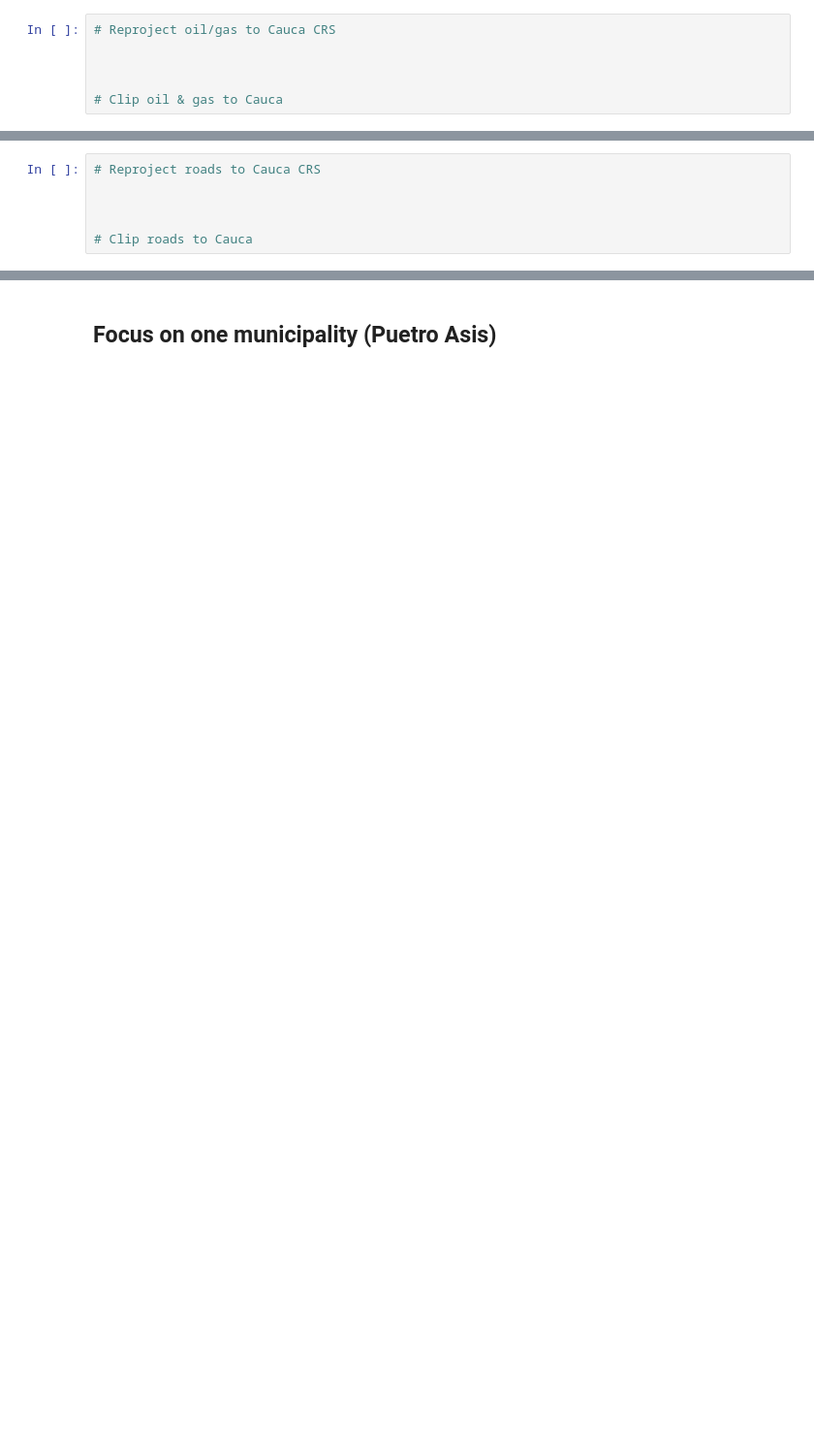
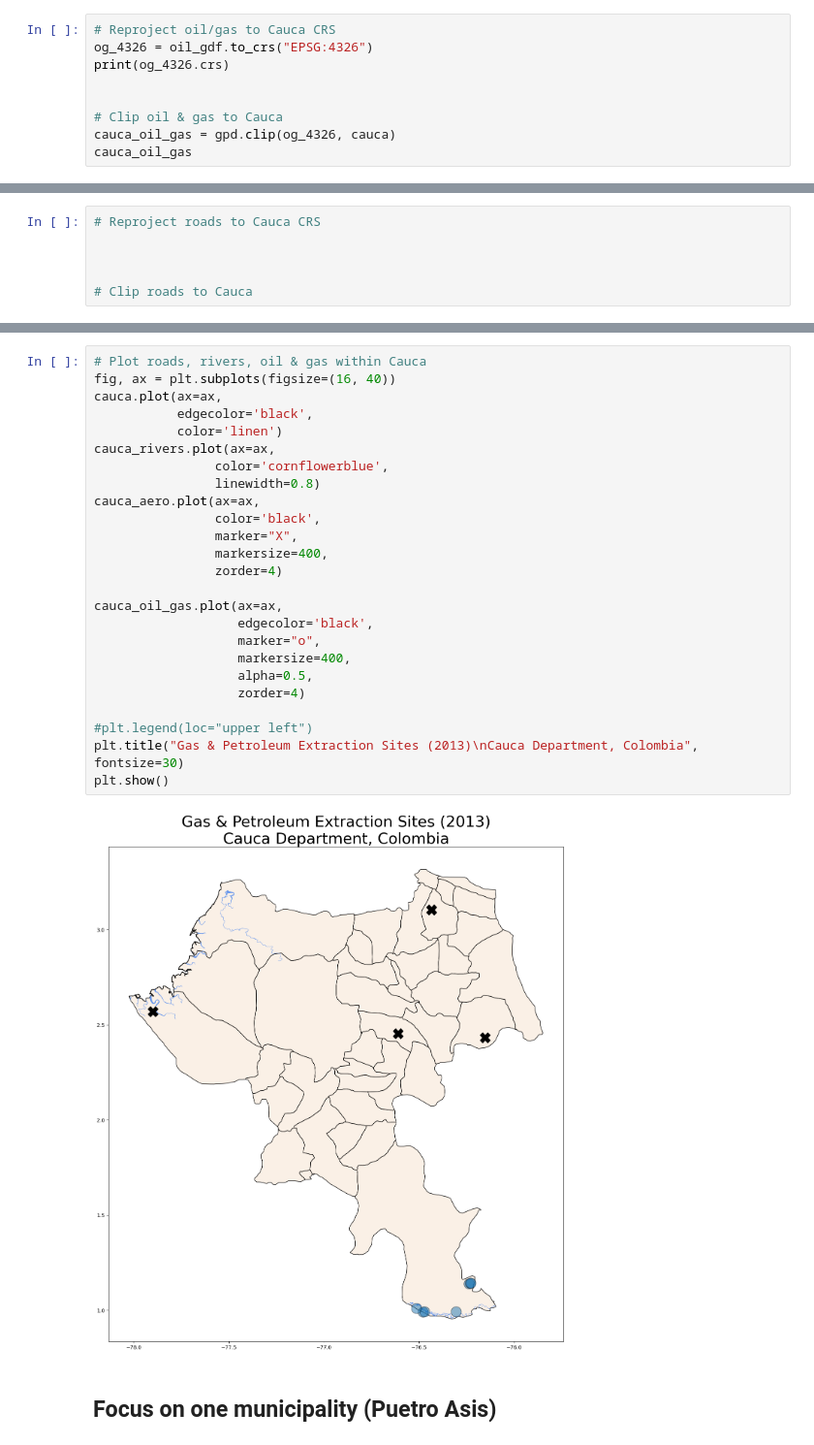
Before and after one commit to macacosta/03-geopark-vector-data, a Jupyter notebook: notebooks/geopark-vector-data-empty.ipynb, the cells around one changed output, grey strips where cells are left out. Shown at 97% size. Cells and saved outputs as stored; diff of their text form; blank space fills up the shorter version.

```diff
--- a/notebooks/geopark-vector-data-empty.ipynb
+++ b/notebooks/geopark-vector-data-empty.ipynb
@@ -549,6 +610,9 @@ gas_2014_gdf.plot(ax=ax)
 # %%
 # Reproject oil/gas to Cauca CRS
-
+og_4326 = oil_gdf.to_crs("EPSG:4326")
+print(og_4326.crs)
 
 
 # Clip oil & gas to Cauca
+cauca_oil_gas = gpd.clip(og_4326, cauca)
+cauca_oil_gas
@@ -563,3 +635,30 @@ gas_2014_gdf.plot(ax=ax)
+# %%
+# Plot roads, rivers, oil & gas within Cauca
+fig, ax = plt.subplots(figsize=(16, 40))
+cauca.plot(ax=ax,
+           edgecolor='black',
+           color='linen')
+cauca_rivers.plot(ax=ax,
+                color='cornflowerblue',
+                linewidth=0.8)
+cauca_aero.plot(ax=ax,
+                color='black',
+                marker="X",
+                markersize=400,
+                zorder=4)
+
+cauca_oil_gas.plot(ax=ax,
+                   edgecolor='black',
+                   marker="o",
+                   markersize=400,
+                   alpha=0.5,
+                   zorder=4)
+
+#plt.legend(loc="upper left")
+plt.title("Gas & Petroleum Extraction Sites (2013)\nCauca Department, Colombia", fontsize=30)
+plt.show()
+# %% [output]
+[figure, added]
 # %% [markdown]
 ## **Focus on one municipality (Puetro Asis)**
 # %%
```
Also changed, not shown: parts of 12 cells of this notebook.
